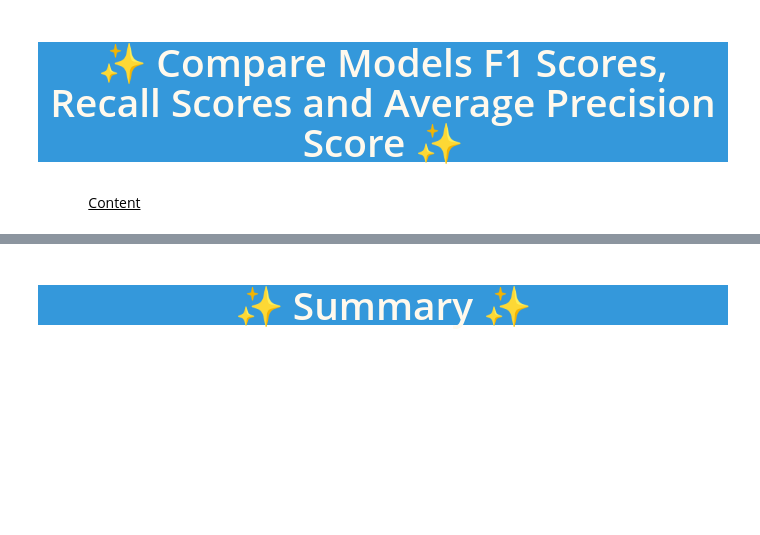
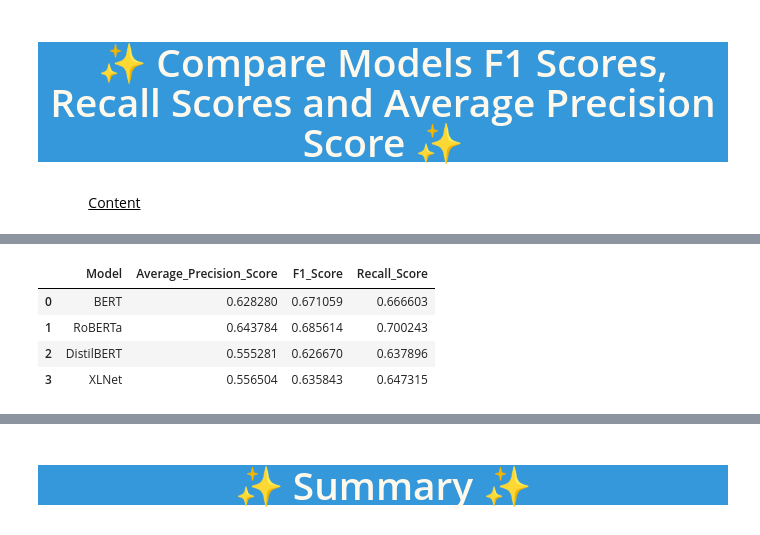
Before and after one commit to huseyincenik/nlp_natural_language_processing, a Jupyter notebook: projects/transformers_for_sentiment_classification/transformers-for-sentiment-classification-2.ipynb, the cells around one changed output, grey strips where cells are left out. Drawn from its saved outputs; the diff is of its cells as text; code cells hidden in the pictures; blank space fills up the shorter version.

```diff
--- a/projects/transformers_for_sentiment_classification/transformers-for-sentiment-classification-2.ipynb
+++ b/projects/transformers_for_sentiment_classification/transformers-for-sentiment-classification-2.ipynb
@@ -1821,8 +2204,15 @@ print("Weighted Recall (ELECTRA):", electra_rec)
 
 [Credit](https://towardsdatascience.com/choosing-the-right-language-model-for-your-nlp-use-case-1288ef3c4929)
 # %%
-compare_1_scores =
+compare_1_scores = '/kaggle/input/transformers-1-scores/compare_1_scores.csv'
 compare_1 = pd.read_csv(compare_1_scores)
+compare_1
+# %% [output]
+|  | Model | Average_Precision_Score | F1_Score | Recall_Score |
+| 0 | BERT | 0.628280 | 0.671059 | 0.666603 |
+| 1 | RoBERTa | 0.643784 | 0.685614 | 0.700243 |
+| 2 | DistilBERT | 0.555281 | 0.626670 | 0.637896 |
+| 3 | XLNet | 0.556504 | 0.635843 | 0.647315 |
 # %%
 compare_2 = pd.DataFrame({
     "Model": ["GPT-2", "BART", "MobileBERT", "ALBERT", "ELECTRA"],
```
Also changed, not shown: parts of 90 cells of this notebook.
